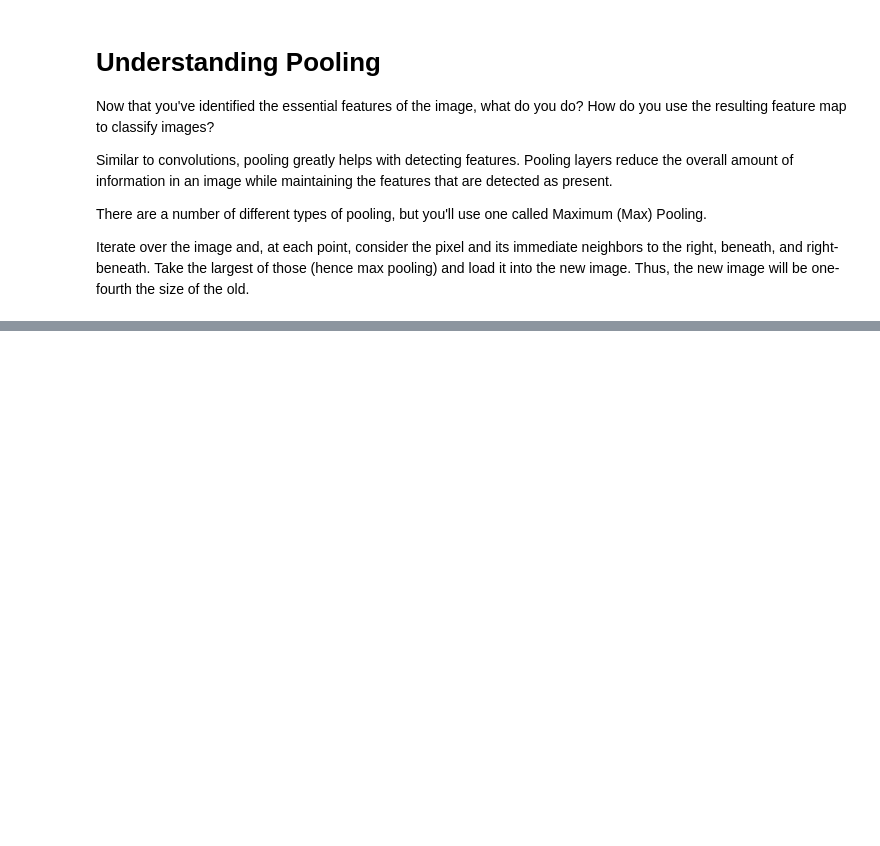
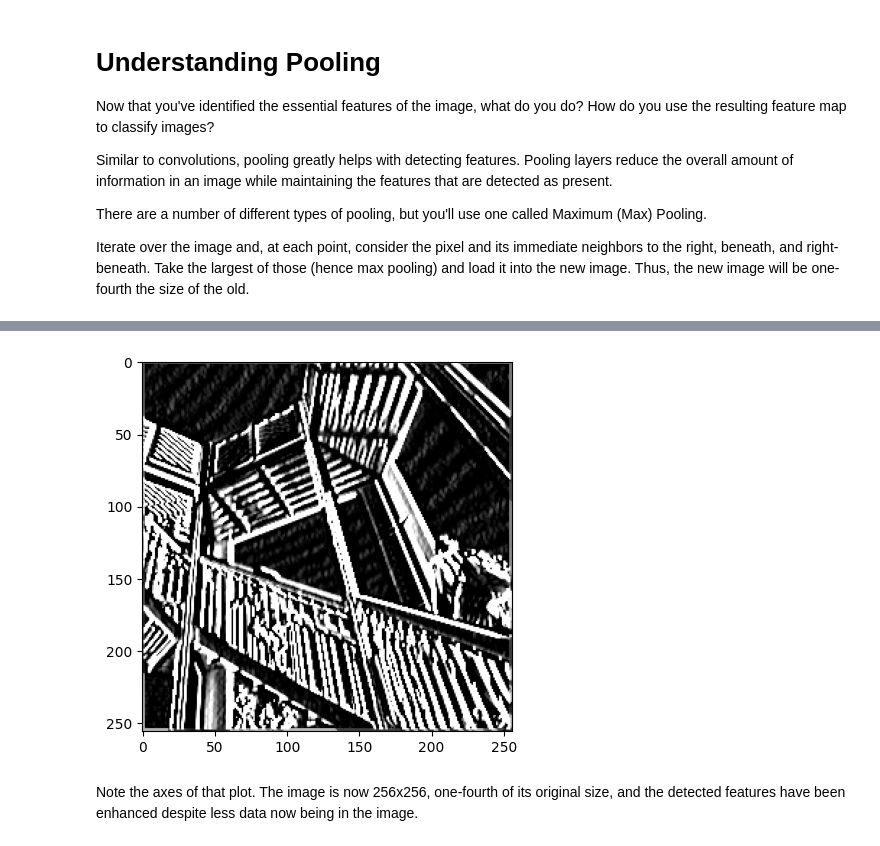
Before and after one commit to NyxSkye/Google-AI-ML-AICTE-EduSkills-Virtual-Internship, a Jupyter notebook: Virtual_Internship_Week2_3_IntroductionToConvolutions.ipynb, the cells around one changed output, grey strips where cells are left out. Saved outputs shown, nothing was run; the diff lists cells and outputs as text; code cells hidden in the pictures; blank space fills up the shorter version.

```diff
--- a/Virtual_Internship_Week2_3_IntroductionToConvolutions.ipynb
+++ b/Virtual_Internship_Week2_3_IntroductionToConvolutions.ipynb
@@ -332,0 +338,24 @@ Iterate over the image and, at each point, consider the pixel and its immediate
+# %%
+new_x = int(size_x/2)
+new_y = int(size_y/2)
+newImage = np.zeros((new_x, new_y))
+for x in range(0, size_x, 2):
+  for y in range(0, size_y, 2):
+    pixels = []
+    pixels.append(i_transformed[x, y])
+    pixels.append(i_transformed[x+1, y])
+    pixels.append(i_transformed[x, y+1])
+    pixels.append(i_transformed[x+1, y+1])
+    pixels.sort(reverse=True)
+    newImage[int(x/2),int(y/2)] = pixels[0]
+
+# Plot the image. Note the size of the axes -- now 256 pixels instead of 512
+plt.gray()
+plt.grid(False)
+plt.imshow(newImage)
+#plt.axis('off')
+plt.show()
+# %% [output]
+[figure, added]
+# %% [markdown]
+Note the axes of that plot. The image is now 256x256, one-fourth of its original size, and the detected features have been enhanced despite less data now being in the image.
```
Also changed, not shown: parts of 1 cell of this notebook.
